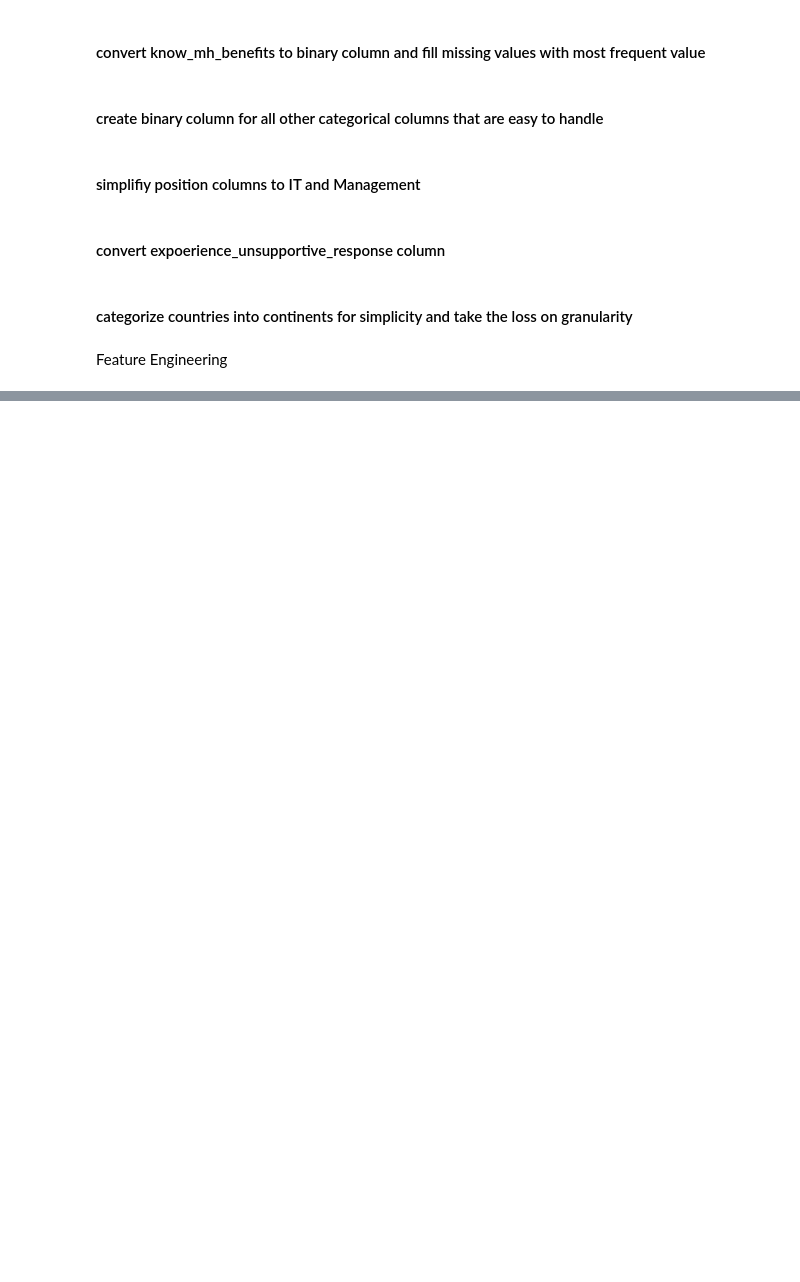
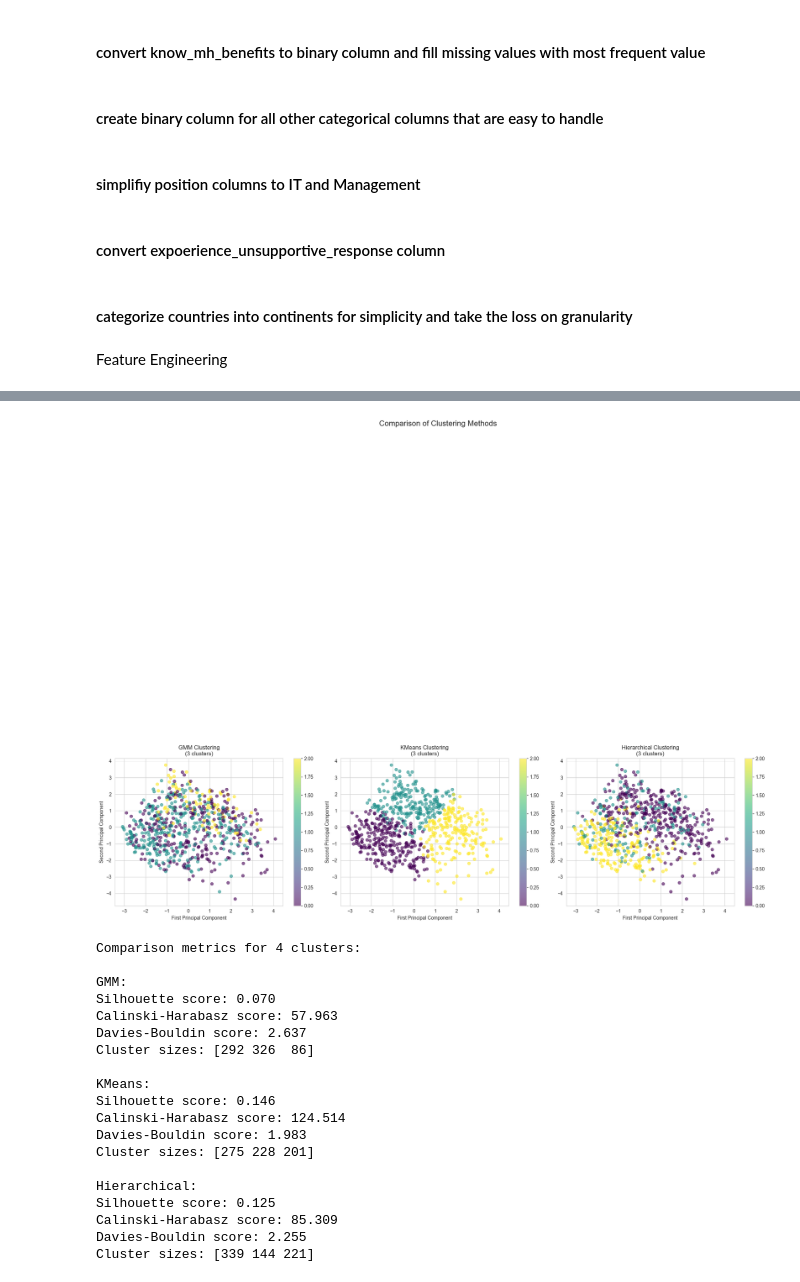
Before and after one commit to KonradKlein91/ml_unservised_learning, a Jupyter notebook: main.ipynb, the cells around one changed output, grey strips where cells are left out. Cells and saved outputs as stored; diff of their text form; code cells hidden in the pictures; blank space fills up the shorter version.

```diff
--- a/main.ipynb
+++ b/main.ipynb
@@ -2429,0 +1512,74 @@ Higher scores indicate more perceived stigma.
+# %%
+# Keep all the code the same until the optimal clusters part
+
+# Plotting
+fig = plt.figure(figsize=(20, 15))
+gs = fig.add_gridspec(3, 3)
+fig.suptitle('Comparison of Clustering Methods', fontsize=16)
+
+# Instead of finding optimal clusters, set fixed number of clusters
+n_fixed_clusters = 3
+final_clusters = {}
+
+# GMM
+gmm = GaussianMixture(n_components=n_fixed_clusters, random_state=42, n_init=10)
+final_clusters['GMM'] = gmm.fit_predict(X_pca)
+
+# K-means
+kmeans = KMeans(n_clusters=n_fixed_clusters, random_state=42, n_init=10)
+final_clusters['KMeans'] = kmeans.fit_predict(X_pca)
+
+# Hierarchical
+hierarchical = AgglomerativeClustering(n_clusters=n_fixed_clusters)
+final_clusters['Hierarchical'] = hierarchical.fit_predict(X_pca)
+
+# Plot clustering results
+for i, (method, labels) in enumerate(final_clusters.items()):
+    ax = fig.add_subplot(gs[2, i])
+    scatter = ax.scatter(X_pca[:, 0], X_pca[:, 1], c=labels, cmap='viridis', alpha=0.6)
+    ax.set_title(f'{method} Clustering\n({n_fixed_clusters} clusters)')
+    ax.set_xlabel('First Principal Component')
+    ax.set_ylabel('Second Principal Component')
+    ax.grid(True)
+    fig.colorbar(scatter, ax=ax)
+
+plt.tight_layout()
+plt.show()  # Only one plt.show() at the end
+
+# Print comparison metrics
+print("\nComparison metrics for 4 clusters:")
+for method, labels in final_clusters.items():
+    print(f"\n{method}:")
+    try:
+        silhouette_avg = silhouette_score(X_pca, labels)
+        calinski = calinski_harabasz_score(X_pca, labels)
+        davies = davies_bouldin_score(X_pca, labels)
+
+        print(f"Silhouette score: {silhouette_avg:.3f}")
+        print(f"Calinski-Harabasz score: {calinski:.3f}")
+        print(f"Davies-Bouldin score: {davies:.3f}")
+        print(f"Cluster sizes: {np.bincount(labels)}")
+
+    except ValueError as e:
+        print(f"Error calculating scores: {e}")
+# %% [output]
+[figure, added]
+Comparison metrics for 4 clusters:
+
+GMM:
+Silhouette score: 0.070
+Calinski-Harabasz score: 57.963
+Davies-Bouldin score: 2.637
+Cluster sizes: [292 326  86]
+
+KMeans:
+Silhouette score: 0.146
+Calinski-Harabasz score: 124.514
+Davies-Bouldin score: 1.983
+Cluster sizes: [275 228 201]
+
+Hierarchical:
+Silhouette score: 0.125
+Calinski-Harabasz score: 85.309
+Davies-Bouldin score: 2.255
+Cluster sizes: [339 144 221]
```
Also changed, not shown: parts of 38 cells of this notebook.
